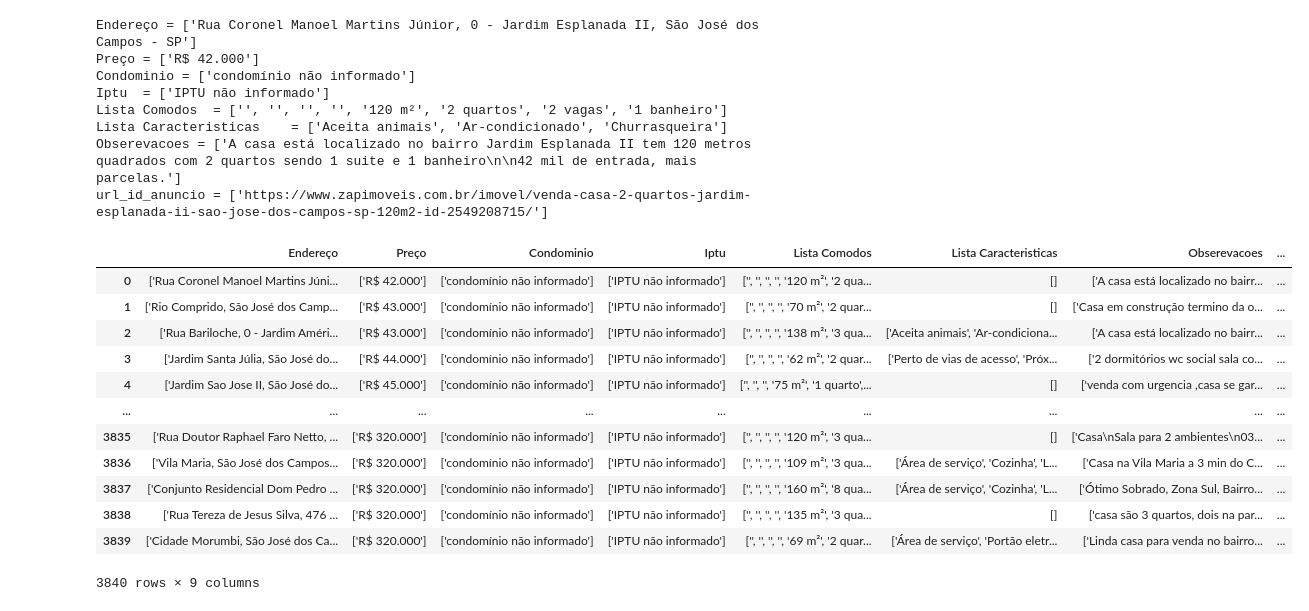
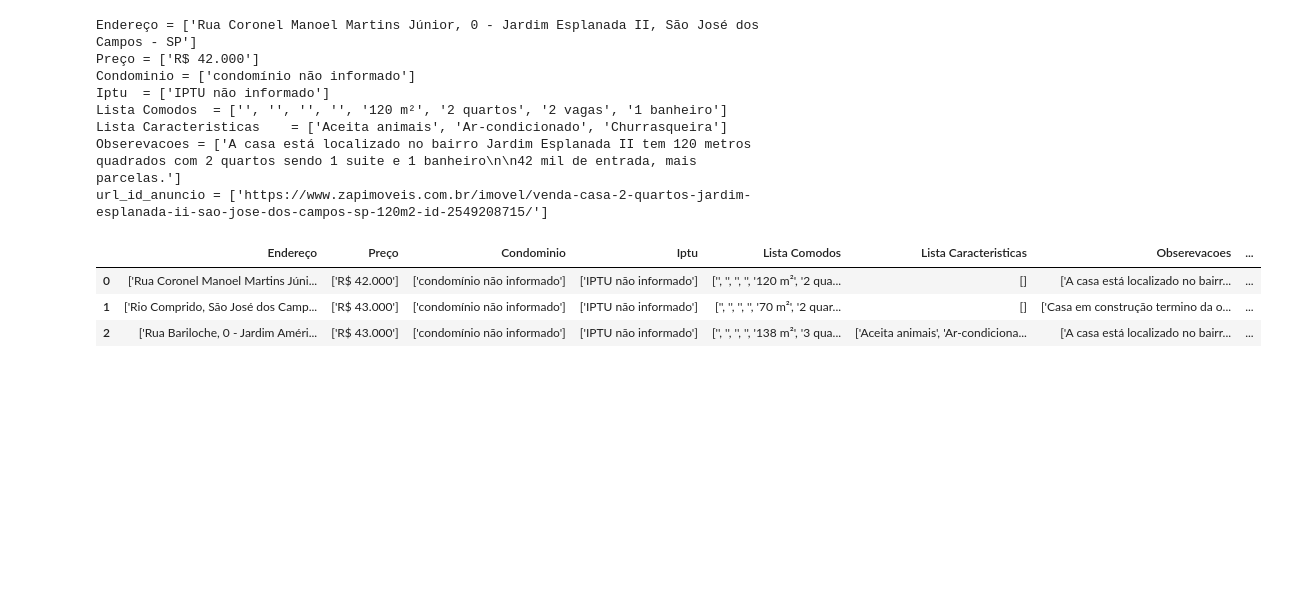
Before and after one commit to jpnune/estudo-imoveis-sao-jose-dos-campos, a Jupyter notebook: web scrapping imoveis zap/limpeza_e_tratamento_dados.ipynb, the cells around one changed output. Saved outputs shown, nothing was run; the diff lists cells and outputs as text; code cells hidden in the pictures; blank space fills up the shorter version.

```diff
--- a/web scrapping imoveis zap/limpeza_e_tratamento_dados.ipynb
+++ b/web scrapping imoveis zap/limpeza_e_tratamento_dados.ipynb
@@ -44,20 +44,11 @@ for i,endereco in enumerate(df["Endereço"]):
     bairro.append(lista_endereco[-4])
 df['bairro'] = bairro
 # %%
-df
+df.head(3)
 # %% [output]
 |  | Endereço | Preço | Condominio | Iptu | Lista Comodos | Lista Caracteristicas | Obserevacoes | ... |
 | 0 | ['Rua Coronel Manoel Martins Júni... | ['R$ 42.000'] | ['condomínio não informado'] | ['IPTU não informado'] | ['', '', '', '', '120 m²', '2 qua... | [] | ['A casa está localizado no bairr... | ... |
 | 1 | ['Rio Comprido, São José dos Camp... | ['R$ 43.000'] | ['condomínio não informado'] | ['IPTU não informado'] | ['', '', '', '', '70 m²', '2 quar... | [] | ['Casa em construção termino da o... | ... |
 | 2 | ['Rua Bariloche, 0 - Jardim Améri... | ['R$ 43.000'] | ['condomínio não informado'] | ['IPTU não informado'] | ['', '', '', '', '138 m²', '3 qua... | ['Aceita animais', 'Ar-condiciona... | ['A casa está localizado no bairr... | ... |
-| 3 | ['Jardim Santa Júlia, São José do... | ['R$ 44.000'] | ['condomínio não informado'] | ['IPTU não informado'] | ['', '', '', '', '62 m²', '2 quar... | ['Perto de vias de acesso', 'Próx... | ['2 dormitórios wc social sala co... | ... |
-| 4 | ['Jardim Sao Jose II, São José do... | ['R$ 45.000'] | ['condomínio não informado'] | ['IPTU não informado'] | ['', '', '', '75 m²', '1 quarto',... | [] | ['venda com urgencia ,casa se gar... | ... |
-| ... | ... | ... | ... | ... | ... | ... | ... | ... |
-| 3835 | ['Rua Doutor Raphael Faro Netto, ... | ['R$ 320.000'] | ['condomínio não informado'] | ['IPTU não informado'] | ['', '', '', '', '120 m²', '3 qua... | [] | ['Casa\nSala para 2 ambientes\n03... | ... |
-| 3836 | ['Vila Maria, São José dos Campos... | ['R$ 320.000'] | ['condomínio não informado'] | ['IPTU não informado'] | ['', '', '', '', '109 m²', '3 qua... | ['Área de serviço', 'Cozinha', 'L... | ['Casa na Vila Maria a 3 min do C... | ... |
-| 3837 | ['Conjunto Residencial Dom Pedro ... | ['R$ 320.000'] | ['condomínio não informado'] | ['IPTU não informado'] | ['', '', '', '', '160 m²', '8 qua... | ['Área de serviço', 'Cozinha', 'L... | ['Ótimo Sobrado, Zona Sul, Bairro... | ... |
-| 3838 | ['Rua Tereza de Jesus Silva, 476 ... | ['R$ 320.000'] | ['condomínio não informado'] | ['IPTU não informado'] | ['', '', '', '', '135 m²', '3 qua... | [] | ['casa são 3 quartos, dois na par... | ... |
-| 3839 | ['Cidade Morumbi, São José dos Ca... | ['R$ 320.000'] | ['condomínio não informado'] | ['IPTU não informado'] | ['', '', '', '', '69 m²', '2 quar... | ['Área de serviço', 'Portão eletr... | ['Linda casa para venda no bairro... | ... |
-3840 rows × 9 columns
 # %%
 #explorando e arrumando a variavel preço e deixando somento o valor numerico
```
Also changed, not shown: parts of 26 cells of this notebook, 3 other files.
